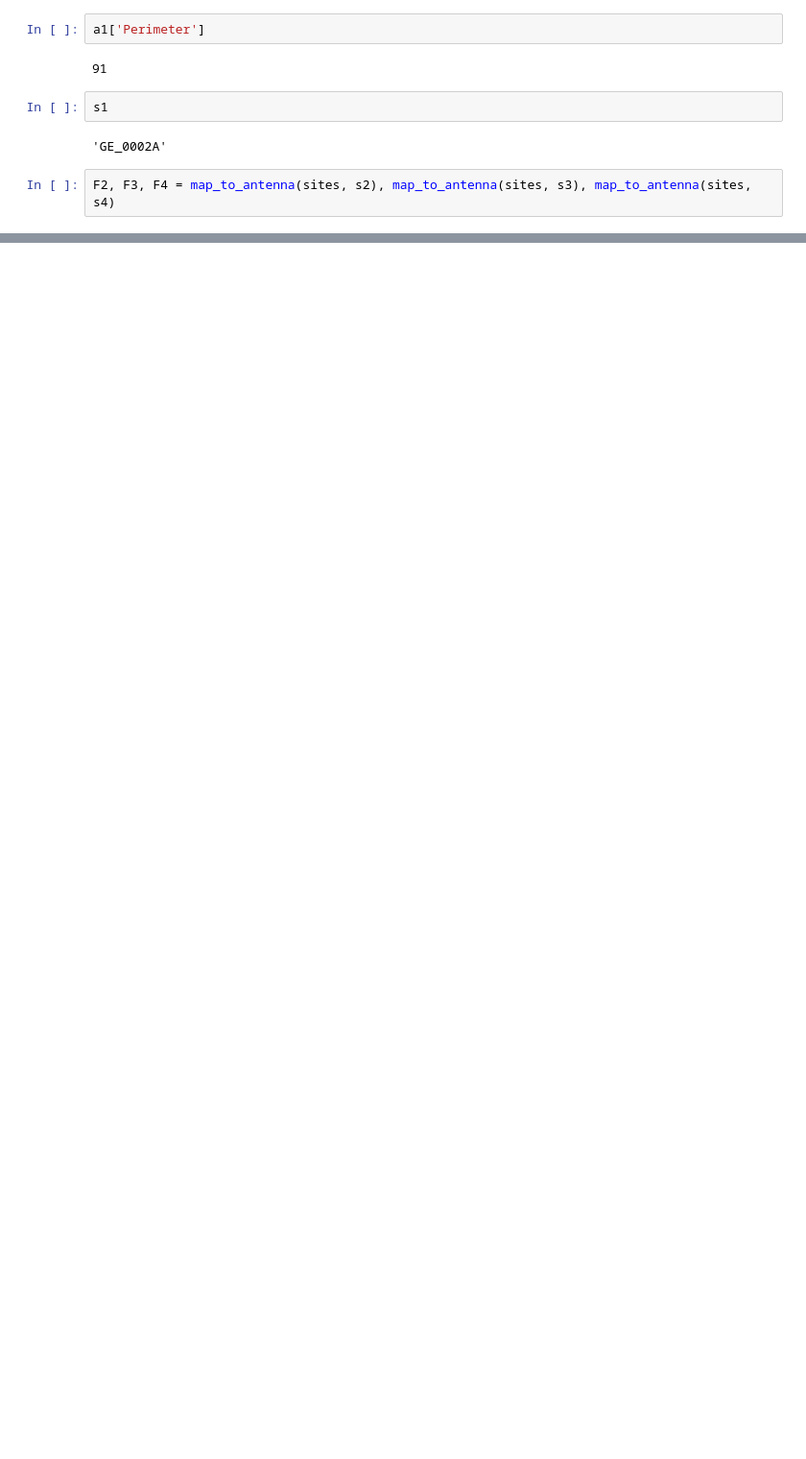
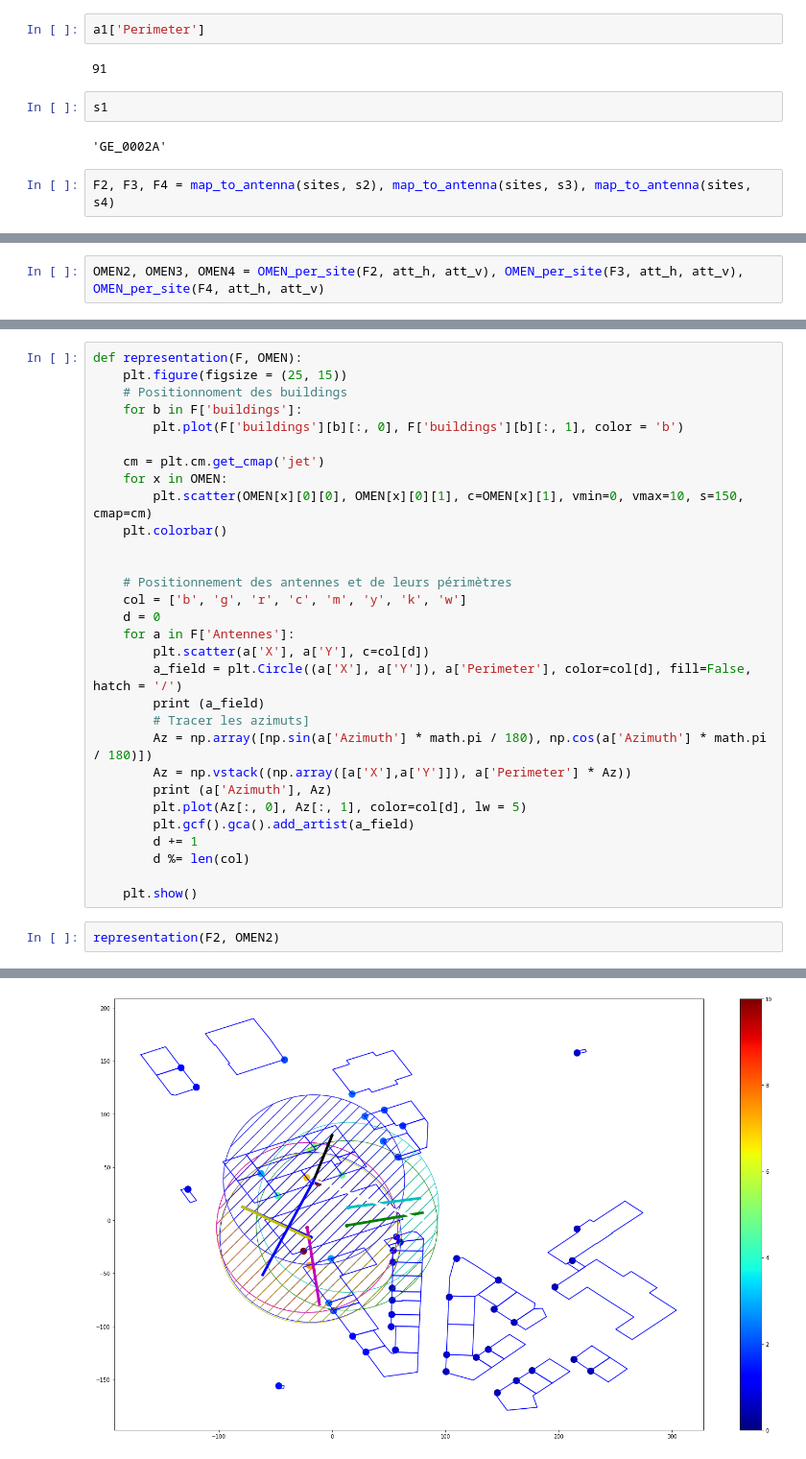
Before and after one commit to VincentMatthys/OMEN, a Jupyter notebook: Visualisation.ipynb, the cells around one changed output, grey strips where cells are left out. Shown at 96% size. Saved outputs shown, nothing was run; the diff lists cells and outputs as text; blank space fills up the shorter version.

```diff
--- a/Visualisation.ipynb
+++ b/Visualisation.ipynb
@@ -654,0 +705,2 @@ SyntaxError: invalid syntax (<ipython-input-643-f3123101641d>, line 1)
+# %%
+OMEN2, OMEN3, OMEN4 = OMEN_per_site(F2, att_h, att_v), OMEN_per_site(F3, att_h, att_v), OMEN_per_site(F4, att_h, att_v)
@@ -654,0 +758,33 @@ SyntaxError: invalid syntax (<ipython-input-643-f3123101641d>, line 1)
+# %%
+def representation(F, OMEN):
+    plt.figure(figsize = (25, 15))
+    # Positionnoment des buildings
+    for b in F['buildings']:
+        plt.plot(F['buildings'][b][:, 0], F['buildings'][b][:, 1], color = 'b')
+
+    cm = plt.cm.get_cmap('jet')
+    for x in OMEN:
+        plt.scatter(OMEN[x][0][0], OMEN[x][0][1], c=OMEN[x][1], vmin=0, vmax=10, s=150, cmap=cm)
+    plt.colorbar()
+
+
+    # Positionnement des antennes et de leurs périmètres
+    col = ['b', 'g', 'r', 'c', 'm', 'y', 'k', 'w']
+    d = 0
+    for a in F['Antennes']:
+        plt.scatter(a['X'], a['Y'], c=col[d])
+        a_field = plt.Circle((a['X'], a['Y']), a['Perimeter'], color=col[d], fill=False, hatch = '/')
+        print (a_field)
+        # Tracer les azimuts]
+        Az = np.array([np.sin(a['Azimuth'] * math.pi / 180), np.cos(a['Azimuth'] * math.pi / 180)])
+        Az = np.vstack((np.array([a['X'],a['Y']]), a['Perimeter'] * Az))
+        print (a['Azimuth'], Az)
+        plt.plot(Az[:, 0], Az[:, 1], color=col[d], lw = 5)
+        plt.gcf().gca().add_artist(a_field)
+        d += 1
+        d %= len(col)
+
+    plt.show()
+# %%
+representation(F2, OMEN2)
+# %% [output]
@@ -654,0 +808 @@ SyntaxError: invalid syntax (<ipython-input-643-f3123101641d>, line 1)
+[figure, added]
```
Also changed, not shown: parts of 21 cells of this notebook, 5 other files.
